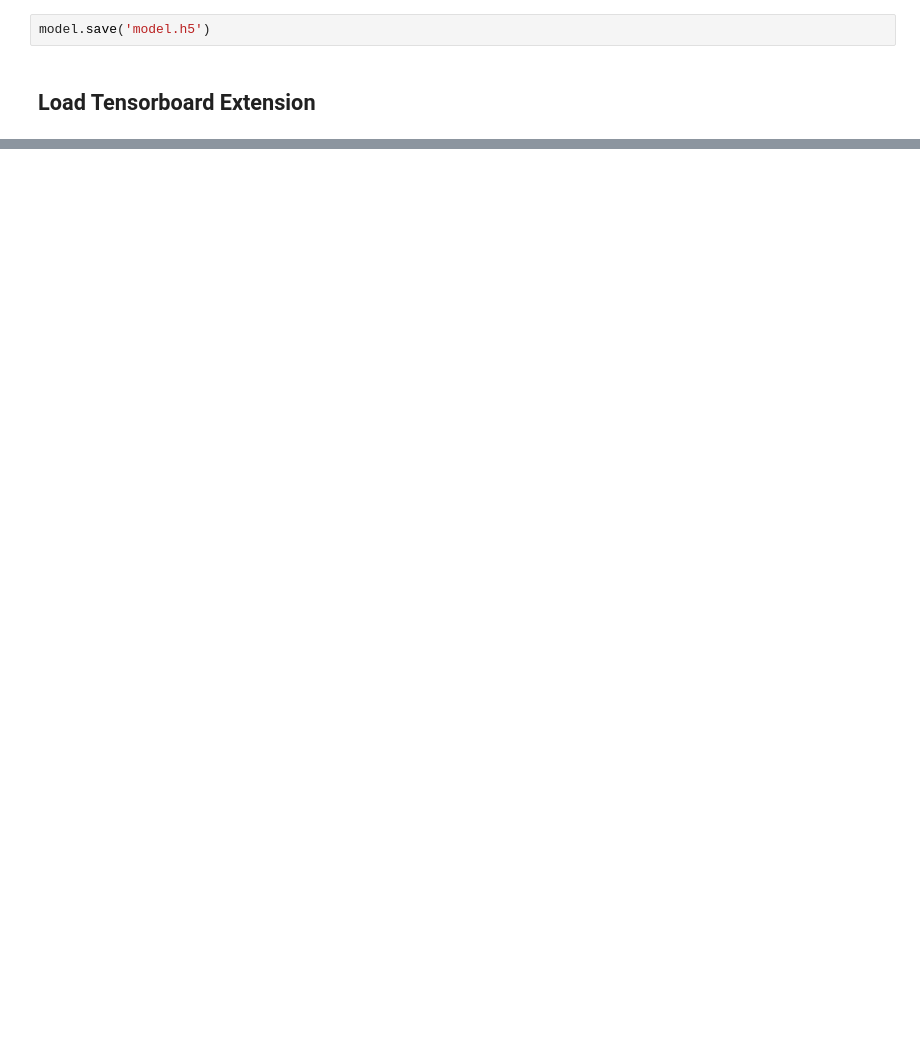
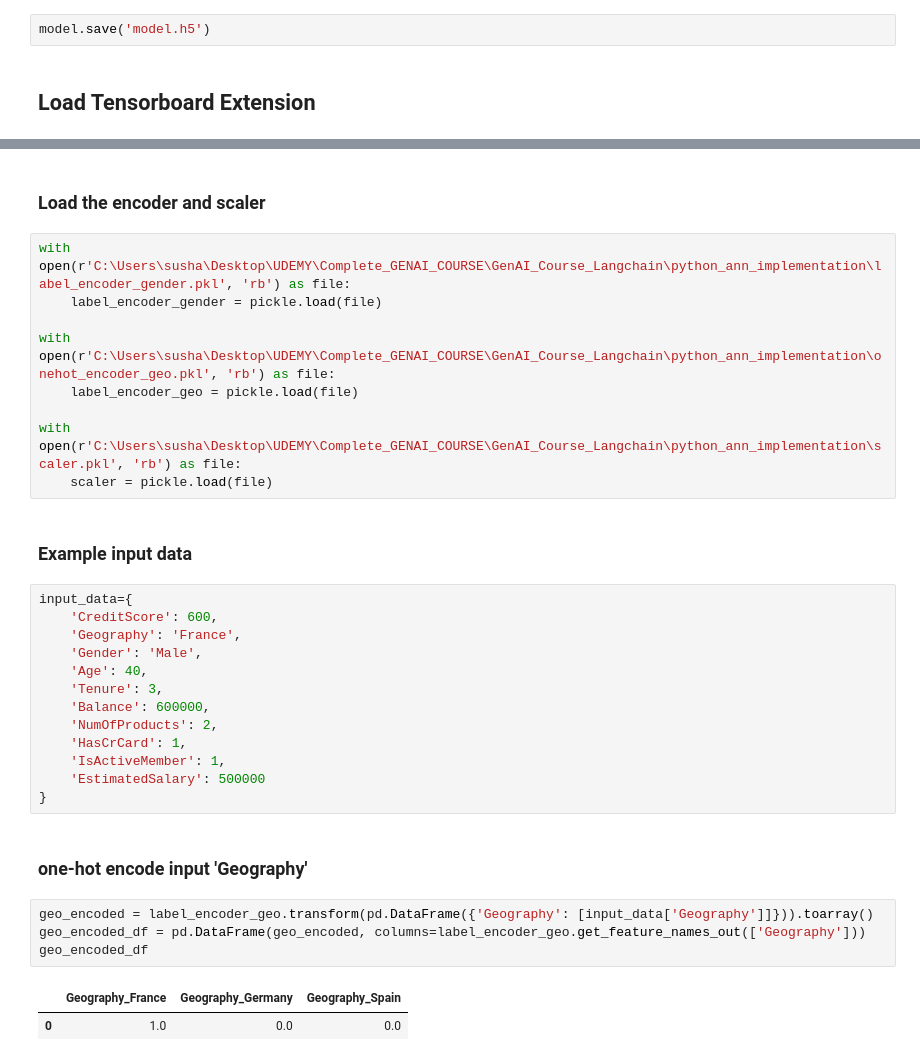
Before and after one commit to SUSHANT8402/GenAI_Course_Langchain, a Jupyter notebook: python_ann_implementation/day22.ipynb, the cells around one changed output, grey strips where cells are left out. Saved outputs shown, nothing was run; the diff lists cells and outputs as text; blank space fills up the shorter version.

Commit message:
Updated ANN notebook, model, encoder; added logs

```diff
--- a/python_ann_implementation/day22.ipynb
+++ b/python_ann_implementation/day22.ipynb
@@ -262,0 +264,35 @@ Reusing TensorBoard on port 6006 (pid 14060), started 0:03:47 ago. (Use '!kill 1
+# %% [markdown]
+### Load the encoder and scaler
+# %%
+with open(r'C:\Users\susha\Desktop\UDEMY\Complete_GENAI_COURSE\GenAI_Course_Langchain\python_ann_implementation\label_encoder_gender.pkl', 'rb') as file:
+    label_encoder_gender = pickle.load(file)
+
+with open(r'C:\Users\susha\Desktop\UDEMY\Complete_GENAI_COURSE\GenAI_Course_Langchain\python_ann_implementation\onehot_encoder_geo.pkl', 'rb') as file:
+    label_encoder_geo = pickle.load(file)
+
+with open(r'C:\Users\susha\Desktop\UDEMY\Complete_GENAI_COURSE\GenAI_Course_Langchain\python_ann_implementation\scaler.pkl', 'rb') as file:
+    scaler = pickle.load(file)
+# %% [markdown]
+### Example input data
+# %%
+input_data={
+    'CreditScore': 600,
+    'Geography': 'France',
+    'Gender': 'Male',
+    'Age': 40,
+    'Tenure': 3,
+    'Balance': 600000,
+    'NumOfProducts': 2,
+    'HasCrCard': 1,
+    'IsActiveMember': 1,
+    'EstimatedSalary': 500000
+}
+# %% [markdown]
+### one-hot encode input 'Geography'
+# %%
+geo_encoded = label_encoder_geo.transform(pd.DataFrame({'Geography': [input_data['Geography']]})).toarray()
+geo_encoded_df = pd.DataFrame(geo_encoded, columns=label_encoder_geo.get_feature_names_out(['Geography']))
+geo_encoded_df
+# %% [output]
+|  | Geography_France | Geography_Germany | Geography_Spain |
+| 0 | 1.0 | 0.0 | 0.0 |
```
Also changed, not shown: parts of 16 cells of this notebook, 4 other files.
